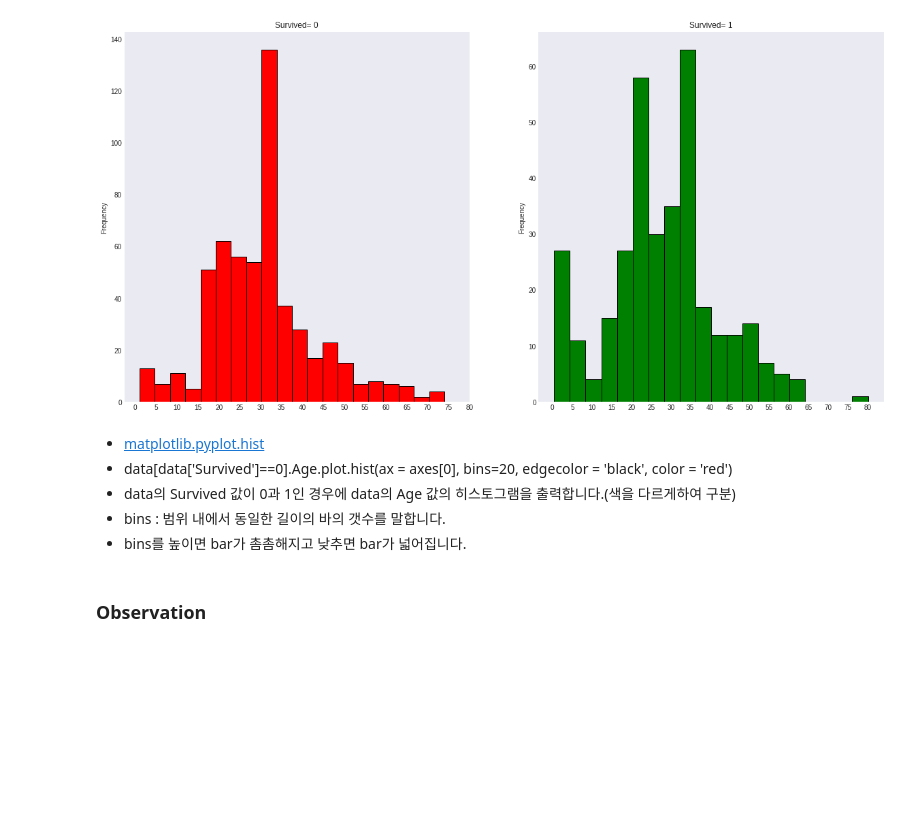
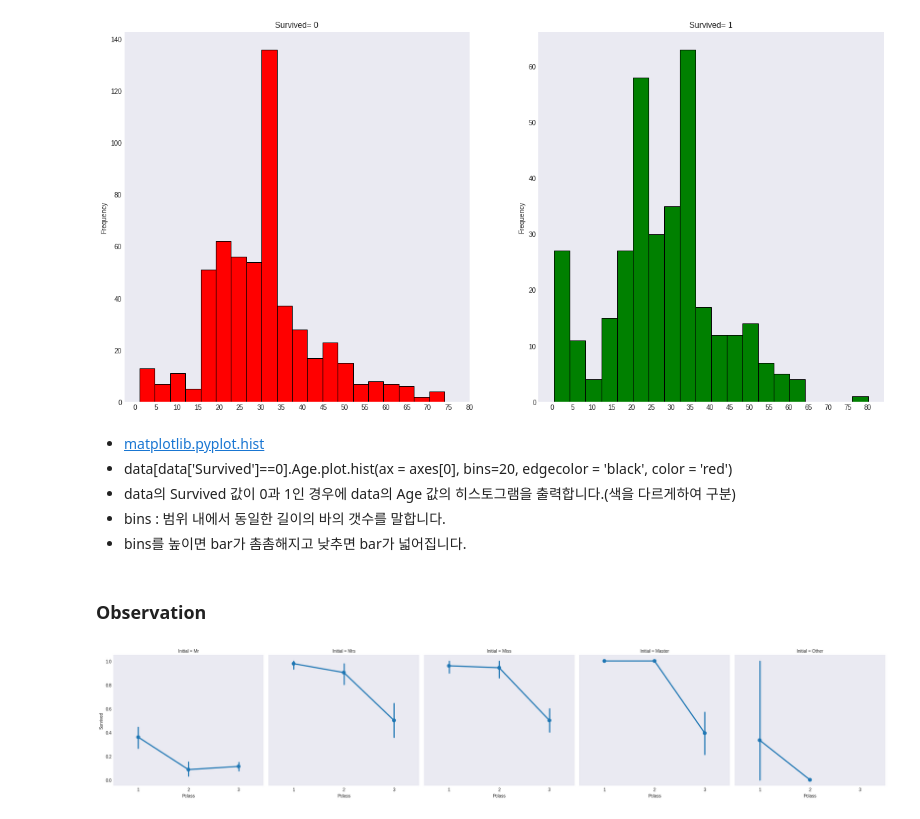
Before and after one commit to paul2522/Kaggle_Writing, a Jupyter notebook: 1/DieTanic.ipynb, the cells around one changed output. Saved outputs shown, nothing was run; the diff lists cells and outputs as text; code cells hidden in the pictures; blank space fills up the shorter version.

Commit message:
Update file and image

```diff
--- a/1/DieTanic.ipynb
+++ b/1/DieTanic.ipynb
@@ -465,3 +466,8 @@ plt.show()
 * bins를 높이면 bar가 촘촘해지고 낮추면 bar가 넓어집니다.
 # %% [markdown]
 ### Observation
+# %%
+sns.factorplot('Pclass', 'Survived',col = 'Initial', data = data)
+plt.show()
+# %% [output]
+[figure, added]
```
Also changed, not shown: parts of 140 cells of this notebook, 1 other file.
